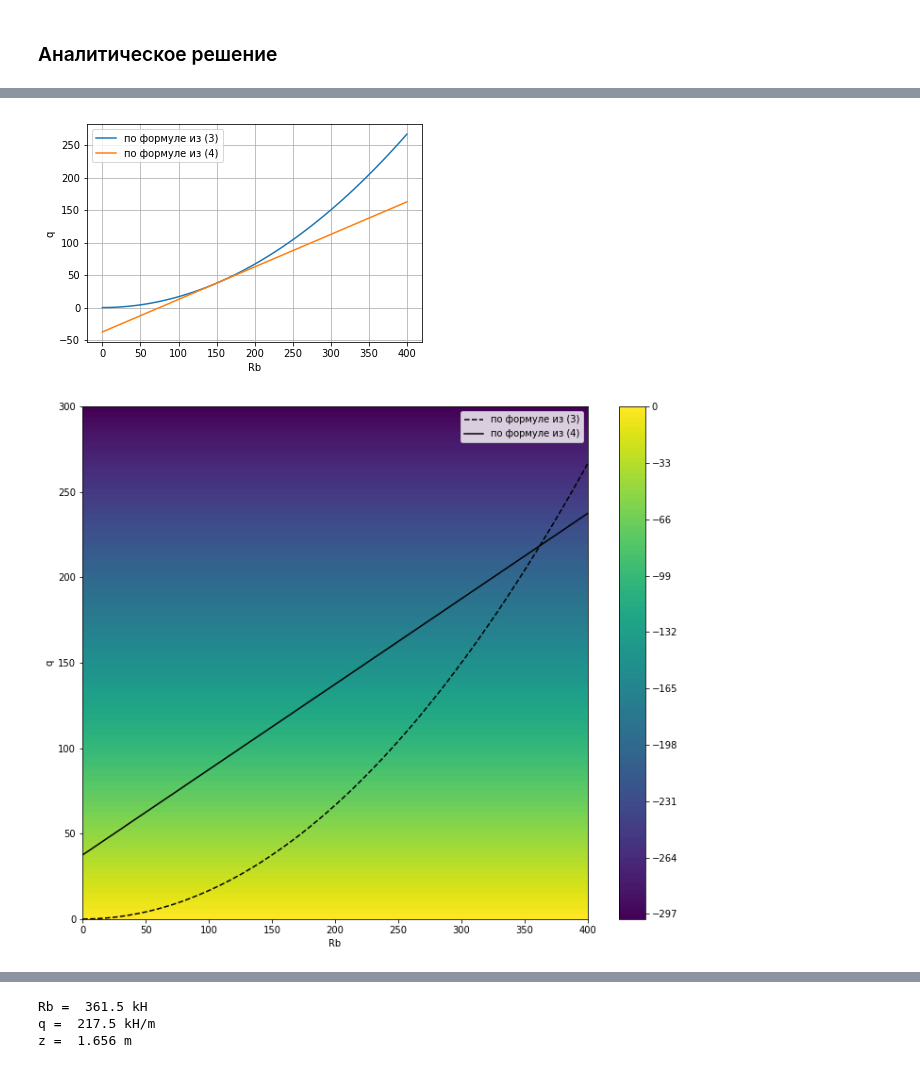
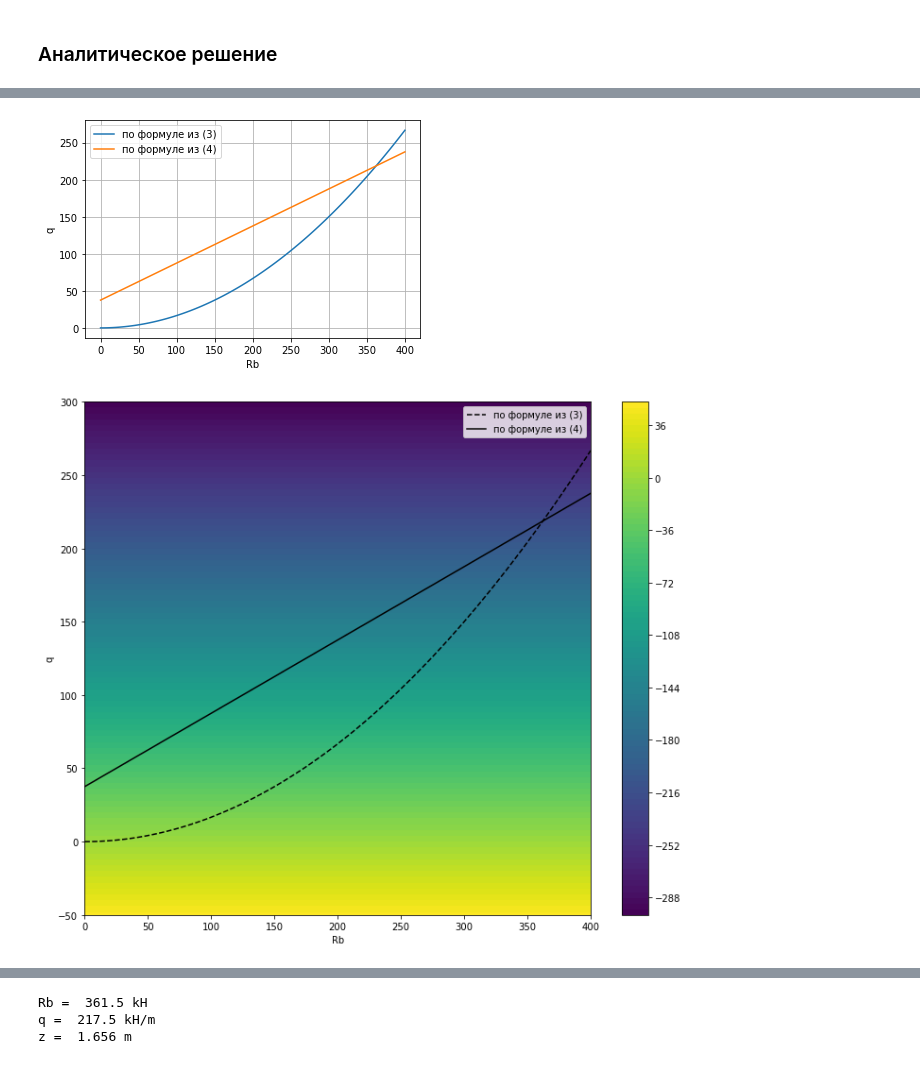
Before and after one commit to VetrovSV/NLST, a Jupyter notebook: examples/Nonlinear programming for beam.ipynb, the cells around one changed output, grey strips where cells are left out. Saved outputs shown, nothing was run; the diff lists cells and outputs as text; code cells hidden in the pictures.

```diff
--- a/examples/Nonlinear programming for beam.ipynb
+++ b/examples/Nonlinear programming for beam.ipynb
@@ -82,28 +85,28 @@ np.set_printoptions(precision=2, suppress=True)
 # %%
 absM = 300  # kH*m
 l = 4  # m
 
 # сделаем из неравенств (3) и (4) равенства и построим графики в координатах Rb - q
 # для этого запишем q как функцию от Rb: q = f(Rb):
 q1 = lambda Rb: Rb**2 / 2 / absM        # формула (3)
-q2 = lambda Rb: -2*absM/l**2 + 2*Rb/l   # формула (4)
+q2 = lambda Rb: 2*absM/l**2 + 2*Rb/l   # формула (4)
 
 # для построения графика по точкам создадим набор из значений (100 штук) Rb от 0 до 450
 Rb = np.linspace(0, 400, 100)
 
 # построим графики: первый параметр - набор абсцисс, второй - набор значений ординат, третий - подпись к графику
 plot(Rb, q1(Rb), label='по формуле из (3)')
 plot(Rb, q2(Rb), label='по формуле из (4)')
 xlabel('Rb')   # подпись к оси абсцисс
 ylabel('q')    # подпись к оси ординат
 legend(loc='best')   # добавить легенду
 grid()    # показать координатную сетку
 # %% [output]
-[figure, old version]
+[figure, new version]
 # %%
 # Дополнительно: Тепловая карта целевой функции
 X = np.linspace(0, 400, 100)  # набор абсцисс
-Y = np.linspace(0, 300, 100)  # набор ординат
+Y = np.linspace(-50, 300, 100)  # набор ординат
 func = np.vectorize(lambda Rb,q: -q)  # целевая функция f(Rb,q) = -q
 xx,yy = np.meshgrid( X, Y)    # создание набора точек не плоскости для вычисления функции двух переменных
 zz = func(xx,yy)              # вычисление целевой функции
@@ -118,7 +121,7 @@ xlabel('Rb')                  # подпись к оси абсцисс
 ylabel('q')                   # подпись к оси ординат
 show()
 # %% [output]
-[figure, old version]
+[figure, new version]
 # %% [markdown]
 Два графика выше определяют область значений в которой нужно максимизировать целевую функцию
 
```
Also changed, not shown: parts of 8 cells of this notebook, 2 other files.
